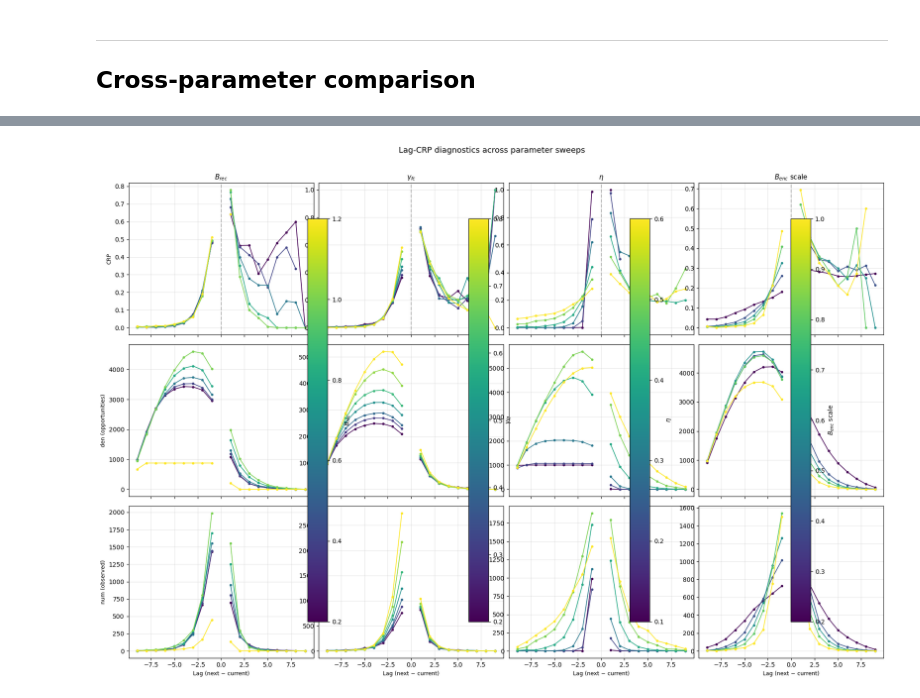
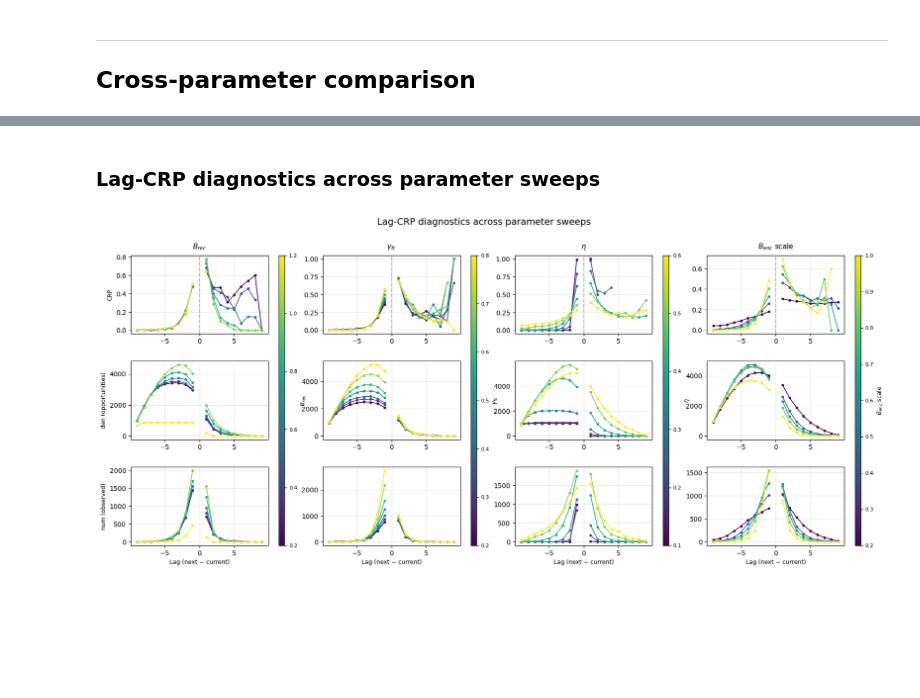
Before and after one commit to beaverjuly/PTSD_MemorySegmentation, a Jupyter notebook: external/CMR_SEM/CMR_multiParameterSweep/behavioral_metrics.ipynb, the cells around one changed output, grey strips where cells are left out. Cells and saved outputs as stored; diff of their text form; code cells hidden in the pictures; blank space fills up the shorter version.

Commit message:
reformat plots

```diff
--- a/external/CMR_SEM/CMR_multiParameterSweep/behavioral_metrics.ipynb
+++ b/external/CMR_SEM/CMR_multiParameterSweep/behavioral_metrics.ipynb
@@ -370,5 +399,24 @@ NameError: name 'compute_lag_crp' is not defined
+# %% [markdown]
+### Lag-CRP diagnostics across parameter sweeps
 # %%
-fig, axs = plt.subplots(3, 4, figsize=(18, 12), sharex=True)
+nrows, ncols = 3, 4
+fig = plt.figure(figsize=(20, 8))
+
+outer_gs = fig.add_gridspec(1, ncols, wspace=0.25)
+
+axs  = np.empty((nrows, ncols), dtype=object)
+caxs = np.empty(ncols, dtype=object)
+
+for col in range(ncols):
+    inner_gs = outer_gs[0, col].subgridspec(
+        nrows, 2,
+        width_ratios=[1, 0.04],
+        wspace=0.15,
+        hspace=0.35
+    )
+    for r in range(nrows):
+        axs[r, col] = fig.add_subplot(inner_gs[r, 0])
+    caxs[col] = fig.add_subplot(inner_gs[:, 1])
 
 for col, (sweep_res, grid, label) in enumerate(sweeps):
     grid = np.asarray(grid, float)
@@ -377,38 +425,39 @@ for col, (sweep_res, grid, label) in enumerate(sweeps):
     for v, c in zip(grid, colors):
         rs = _get_sweep_entry(sweep_res, v)["recall_sims"]
         lags, crp, num, den = lag_crp_with_counts(rs, N)
 
-        # split lines so -1 and +1 not connected
         neg = lags < 0
         pos = lags > 0
 
         axs[0, col].plot(lags[neg], crp[neg], color=c, marker="o", lw=1.2, ms=3)
         axs[0, col].plot(lags[pos], crp[pos], color=c, marker="o", lw=1.2, ms=3)
 
         axs[1, col].plot(lags[neg], den[neg], color=c, marker="o", lw=1.2, ms=3)
         axs[1, col].plot(lags[pos], den[pos], color=c, marker="o", lw=1.2, ms=3)
 
         axs[2, col].plot(lags[neg], num[neg], color=c, marker="o", lw=1.2, ms=3)
         axs[2, col].plot(lags[pos], num[pos], color=c, marker="o", lw=1.2, ms=3)
 
     axs[0, col].axvline(0, color="gray", ls="--", alpha=0.5)
-    axs[0, col].set_title(label, fontsize=11)
+    axs[0, col].set_title(label, fontsize=11, pad=10)
 
     if col == 0:
         axs[0, col].set_ylabel("CRP", fontsize=9)
         axs[1, col].set_ylabel("den (opportunities)", fontsize=9)
         axs[2, col].set_ylabel("num (observed)", fontsize=9)
 
     axs[2, col].set_xlabel("Lag (next − current)", fontsize=9)
 
-    for r in range(3):
+    for r in range(nrows):
         axs[r, col].grid(alpha=0.3)
 
-    sm = mpl.cm.ScalarMappable(norm=norm, cmap=cmap); sm.set_array([])
-    fig.colorbar(sm, ax=axs[:, col], pad=0.01).set_label(label)
+    sm = mpl.cm.ScalarMappable(norm=norm, cmap=cmap)
+    sm.set_array([])
+    cbar = fig.colorbar(sm, cax=caxs[col])
+    cbar.set_label(label, fontsize=9)
+    caxs[col].tick_params(labelsize=8)
 
-fig.suptitle("Lag-CRP diagnostics across parameter sweeps", fontsize=13, y=1.01)
-fig.tight_layout()
+fig.suptitle("Lag-CRP diagnostics across parameter sweeps", fontsize=14, y=0.98)
 plt.show()
 # %% [output]
-[figure, old version]
+[figure, new version]
```
Also changed, not shown: parts of 7 cells of this notebook.
